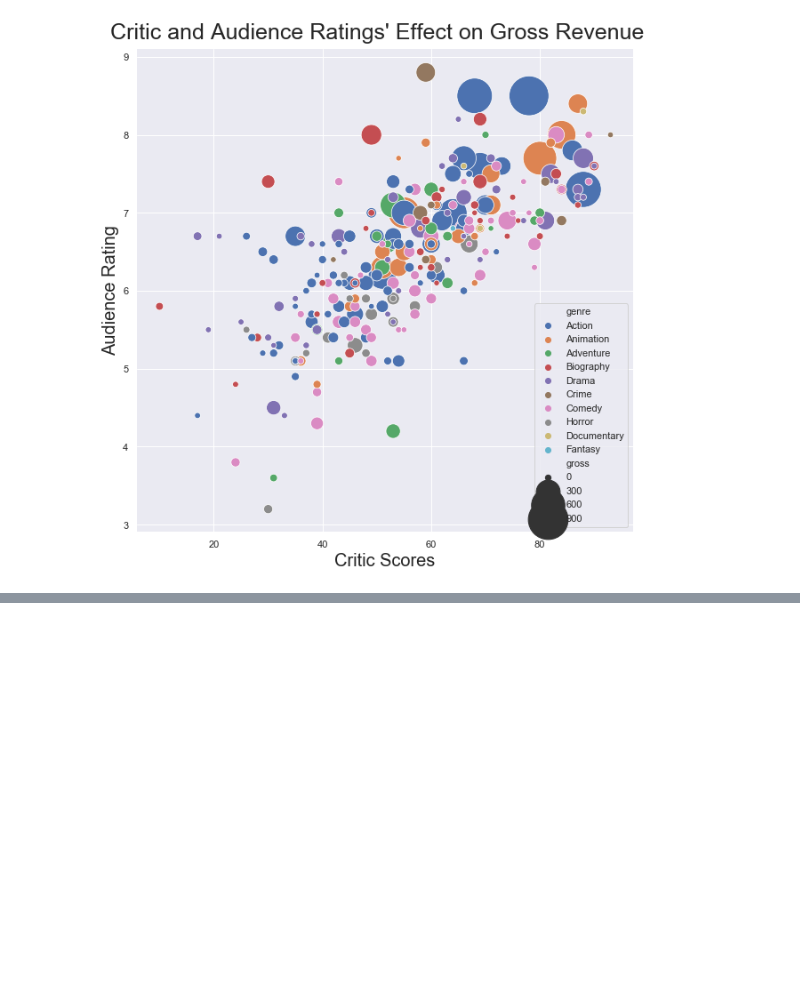
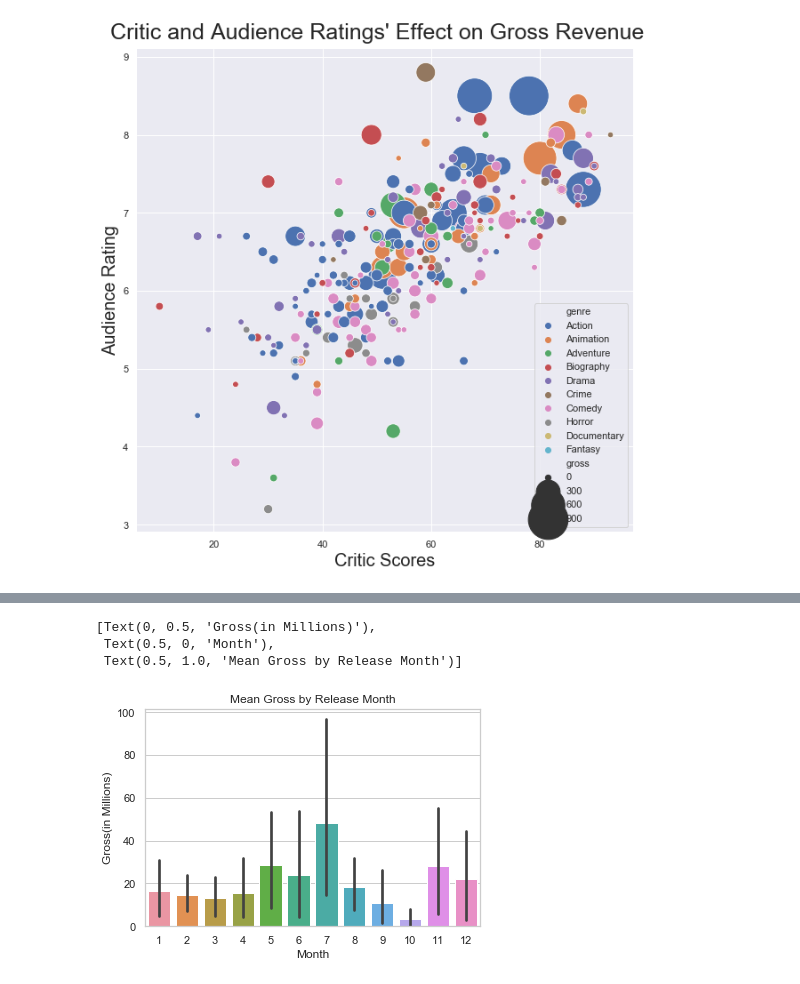
Before and after one commit to clareblessen/Movies, a Jupyter notebook: Movie_project.ipynb, the cells around one changed output, grey strips where cells are left out. Cells and saved outputs as stored; diff of their text form; code cells hidden in the pictures; blank space fills up the shorter version.

```diff
--- a/Movie_project.ipynb
+++ b/Movie_project.ipynb
@@ -522,0 +568,10 @@ plt.rcParams["axes.labelsize"] = 20
+# %%
+#Import gross and release date
+df6 = cursor.execute("""SELECT gross, year, release_date, EXTRACT(MONTH FROM release_date) FROM Movies.join_table""")
+df6 = pd.DataFrame(cursor.fetchall())
+df6.columns = [x[0] for x in cursor.description]
+
+month_column = df6['EXTRACT(MONTH FROM release_date)']
+df6.drop(df6[month_column == 0].index, inplace=True)
+
+df6.head()
@@ -522,0 +585,10 @@ plt.rcParams["axes.labelsize"] = 20
+# %%
+#Bar chart gross and release date
+newplot = sns.barplot(x=df6['EXTRACT(MONTH FROM release_date)'], y=df6['gross'])
+newplot.set_title(' Gross Revenue by Release Month')
+newplot.set(xlabel = "Month", ylabel='Gross(in Millions)', title='Mean Gross by Release Month')
+# %% [output]
+[Text(0, 0.5, 'Gross(in Millions)'),
+ Text(0.5, 0, 'Month'),
+ Text(0.5, 1.0, 'Mean Gross by Release Month')]
+[figure, added]
```
Also changed, not shown: parts of 75 cells of this notebook.
